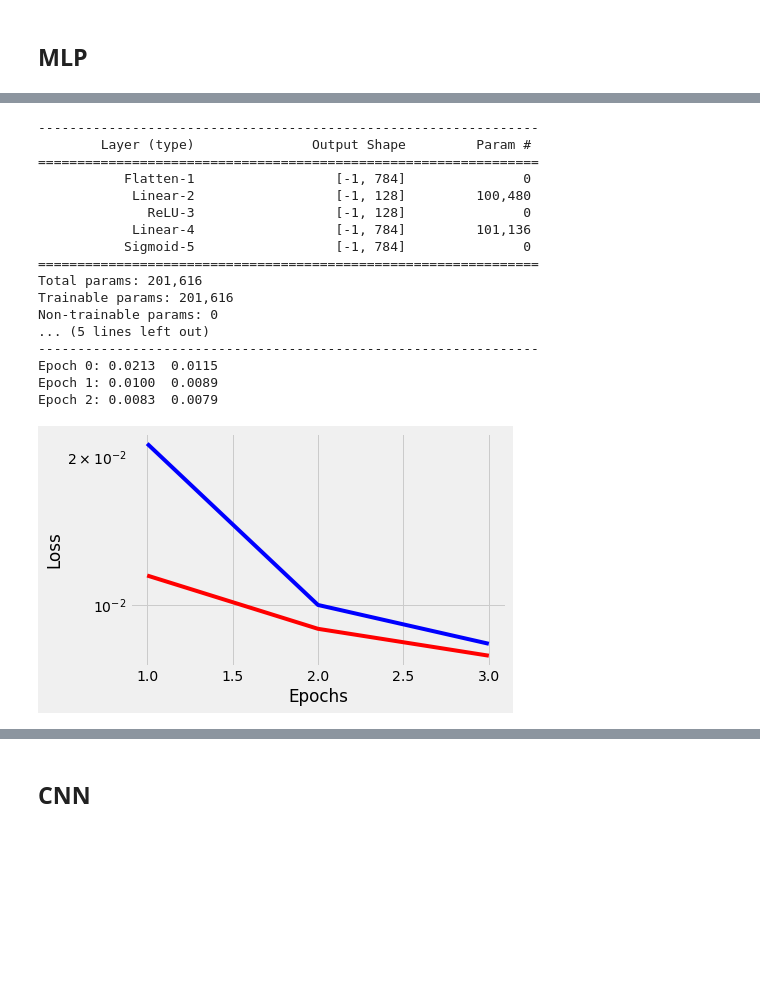
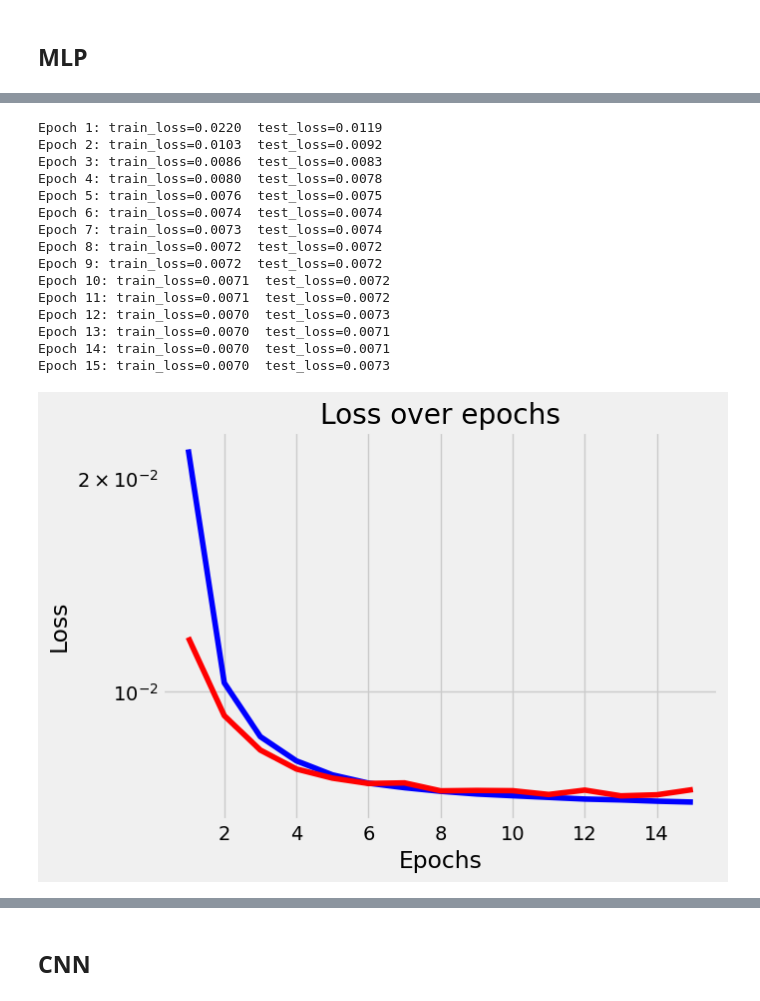
Before and after one commit to dave1b/TSM_DeLearn, a Jupyter notebook: Week13/ae_vae_stud.ipynb, the cells around one changed output, grey strips where cells are left out. Drawn from its saved outputs; the diff is of its cells as text; code cells hidden in the pictures; blank space fills up the shorter version.

```diff
--- a/Week13/ae_vae_stud.ipynb
+++ b/Week13/ae_vae_stud.ipynb
@@ -32,20 +26,20 @@ False
 # %%
 class AESimple(torch.nn.Module):
     def __init__(self, latent_dim):
-        super().__init__()
-        # YOUR CODE
-
-
-
-
-
-        # YOUR CODE
+        super(AESimple, self).__init__()
+        self.latent_dim = latent_dim
+        self.encoder = torch.nn.Sequential(
+            torch.nn.Flatten(),
+            torch.nn.Linear(28 * 28, self.latent_dim),
+            torch.nn.ReLU()
+        )
+        self.decoder = torch.nn.Sequential(
+            torch.nn.Linear(self.latent_dim, 28 * 28),
+            torch.nn.Sigmoid()
+        )
 
     def forward(self, x):
-        # YOUR CODE
-
-
-
-
-
-        # YOUR CODE
+        encoded = self.encoder(x)
+        decoded = self.decoder(encoded)
+        reshaped = torch.reshape(decoded, (-1, 1, 28, 28))
+        return reshaped
@@ -86,34 +102,32 @@ def plot_loss(pelosses, pelosses_test):
     plt.style.use('fivethirtyeight')
     plt.xlabel('Epochs')
     plt.ylabel('Loss')
+    plt.title("Loss over epochs")
     epochs = len(pelosses)
-    plt.semilogy(torch.arange(epochs)+1, pelosses, 'b-')
-    plt.semilogy(torch.arange(epochs)+1, pelosses_test, 'r-')
+    plt.semilogy(torch.arange(epochs) + 1, pelosses, 'b-')
+    plt.semilogy(torch.arange(epochs) + 1, pelosses_test, 'r-')
 # %%
-nepochs = 3
+nepochs = 15
 model = AESimple(128)
-summary(model, (1,28,28))
 pelosses, pelosses_test = train_eval(nepochs, 0.001, model, loader, testloader)
 plot_loss(pelosses, pelosses_test)
 # %% [output]
-----------------------------------------------------------------
-        Layer (type)               Output Shape         Param #
-================================================================
-           Flatten-1                  [-1, 784]               0
-            Linear-2                  [-1, 128]         100,480
-              ReLU-3                  [-1, 128]               0
-            Linear-4                  [-1, 784]         101,136
-           Sigmoid-5                  [-1, 784]               0
-================================================================
-Total params: 201,616
-Trainable params: 201,616
-Non-trainable params: 0
-... (5 lines left out)
-----------------------------------------------------------------
-Epoch 0: 0.0213  0.0115
-Epoch 1: 0.0100  0.0089
-Epoch 2: 0.0083  0.0079
+Epoch 1: train_loss=0.0220  test_loss=0.0119
+Epoch 2: train_loss=0.0103  test_loss=0.0092
+Epoch 3: train_loss=0.0086  test_loss=0.0083
+Epoch 4: train_loss=0.0080  test_loss=0.0078
+Epoch 5: train_loss=0.0076  test_loss=0.0075
+Epoch 6: train_loss=0.0074  test_loss=0.0074
+Epoch 7: train_loss=0.0073  test_loss=0.0074
+Epoch 8: train_loss=0.0072  test_loss=0.0072
+Epoch 9: train_loss=0.0072  test_loss=0.0072
+Epoch 10: train_loss=0.0071  test_loss=0.0072
+Epoch 11: train_loss=0.0071  test_loss=0.0072
+Epoch 12: train_loss=0.0070  test_loss=0.0073
+Epoch 13: train_loss=0.0070  test_loss=0.0071
+Epoch 14: train_loss=0.0070  test_loss=0.0071
+Epoch 15: train_loss=0.0070  test_loss=0.0073
-[figure, old version]
+[figure, new version]
 # %%
 def reconstruct(img, model):
     img = model(img)
```
Also changed, not shown: parts of 29 cells of this notebook.
